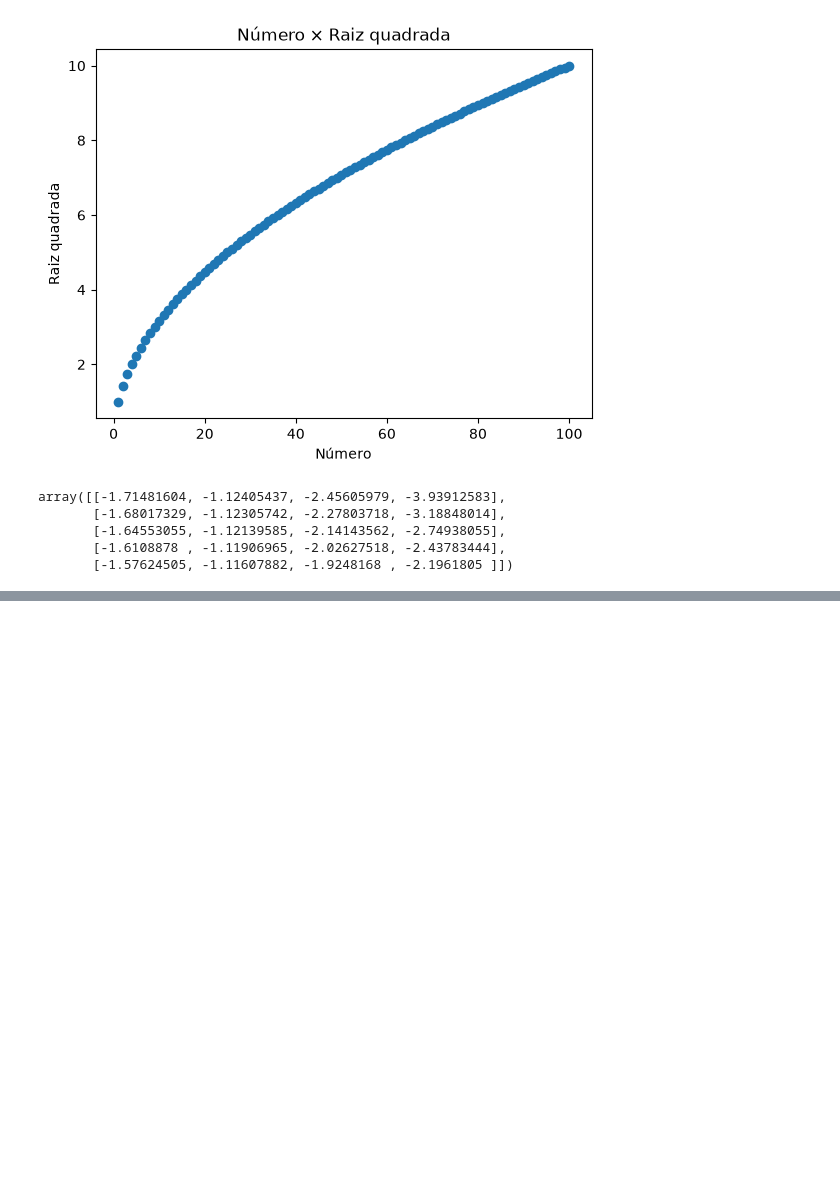
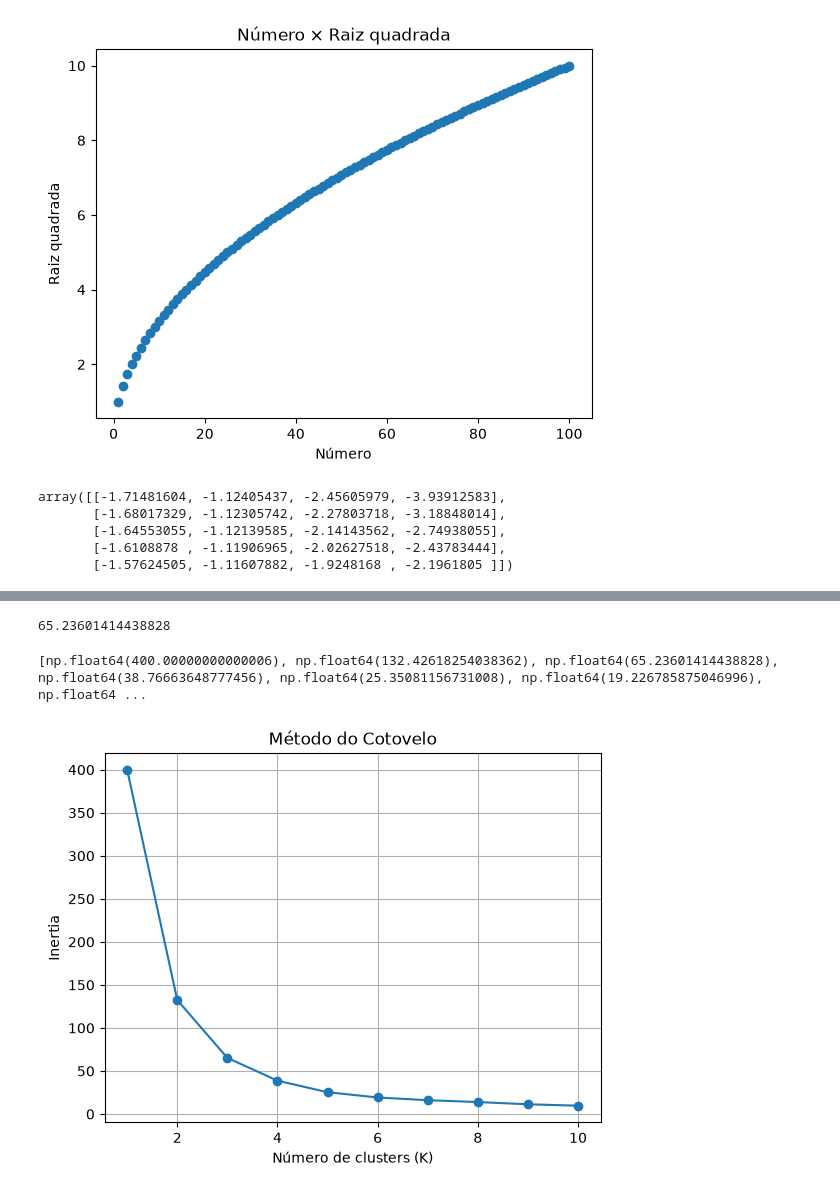
Before and after one commit to pedrohenriq1919-prog/kmeans-matematica, a Jupyter notebook: notebooks/kmeans_matematica.ipynb, the cells around one changed output, grey strips where cells are left out. Drawn from its saved outputs; the diff is of its cells as text; code cells hidden in the pictures; blank space fills up the shorter version.

Commit message:
Adicione inertia e método de cotovelo

```diff
--- a/notebooks/kmeans_matematica.ipynb
+++ b/notebooks/kmeans_matematica.ipynb
@@ -113,0 +220,70 @@ distancia(a, b)
+# %%
+#Implementando a inertia no K-Means recebido
+def calcular_inertia(X, clusters, centroides):
+
+    inertia = 0
+
+    for i, ponto in enumerate(X):
+
+        cluster = clusters[i]
+
+        centroide = centroides[cluster]
+
+        distancia_ponto = distancia(
+            ponto,
+            centroide
+        )
+
+        inertia += distancia_ponto ** 2
+
+    return inertia
+
+inertia = calcular_inertia(
+    X_scaled,
+    clusters,
+    centroides
+)
+
+print(inertia)
+# %% [output]
+65.23601414438828
+# %%
+#Testando valores de k (sem scikit-learn)
+valores_k = range(1, 11)
+
+inertias = []
+
+for k in valores_k:
+
+    clusters_k, centroides_k = kmeans(
+        X_scaled,
+        k
+    )
+
+    inertia_k = calcular_inertia(
+        X_scaled,
+        clusters_k,
+        centroides_k
+    )
+
+    inertias.append(inertia_k)
+
+print(inertias)
+# %% [output]
+[np.float64(400.00000000000006), np.float64(132.42618254038362), np.float64(65.23601414438828), np.float64(38.76663648777456), np.float64(25.35081156731008), np.float64(19.226785875046996), np.float64 ...
+# %%
+#Visualizando o resultado dos possíveis valores de k testados
+plt.plot(
+    list(valores_k),
+    inertias,
+    marker="o"
+)
+
+plt.xlabel("Número de clusters (K)")
+plt.ylabel("Inertia")
+plt.title("Método do Cotovelo")
+
+plt.grid()
+plt.show()
+# %% [output]
+[figure, added]
```
Also changed, not shown: parts of 8 cells of this notebook.
